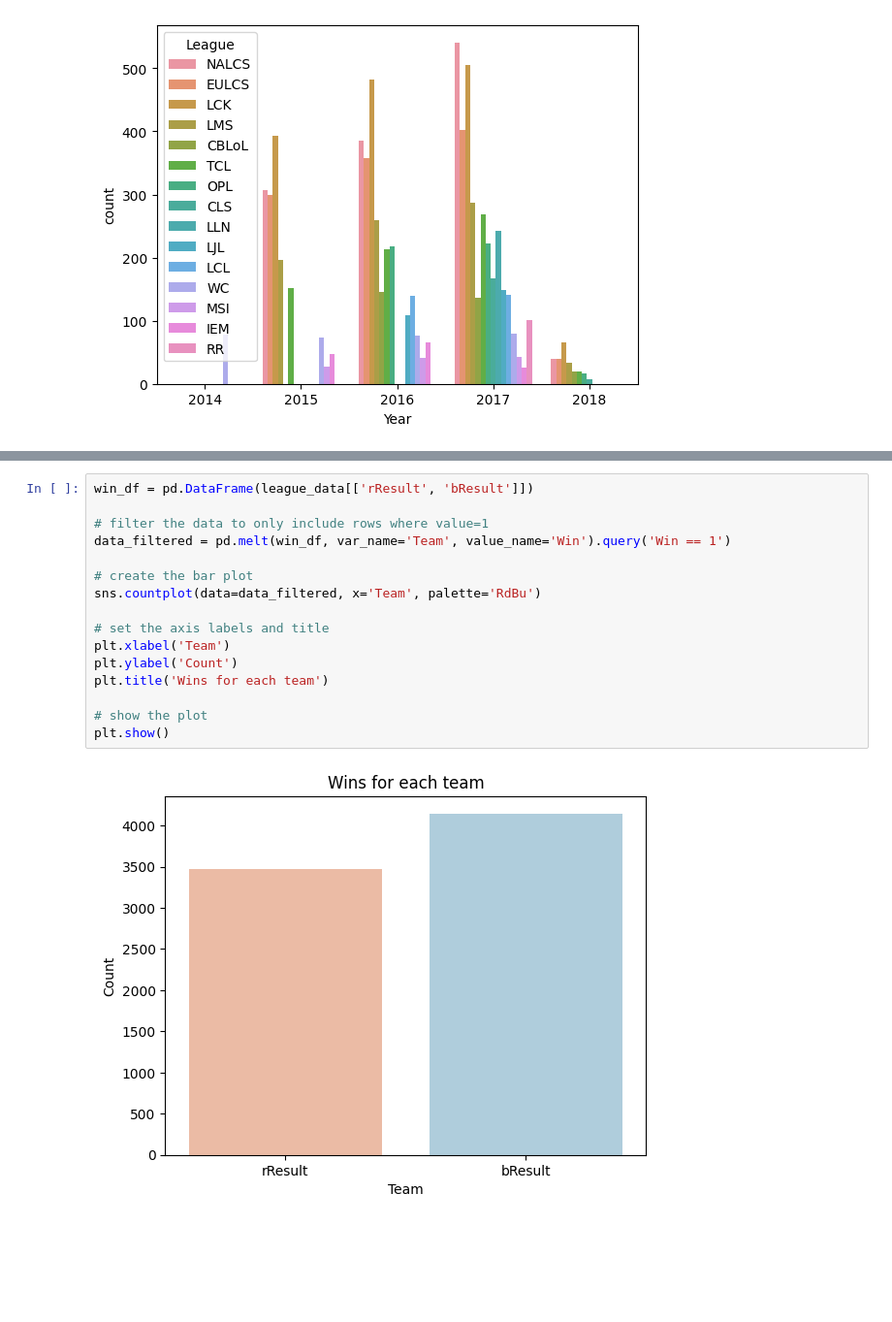
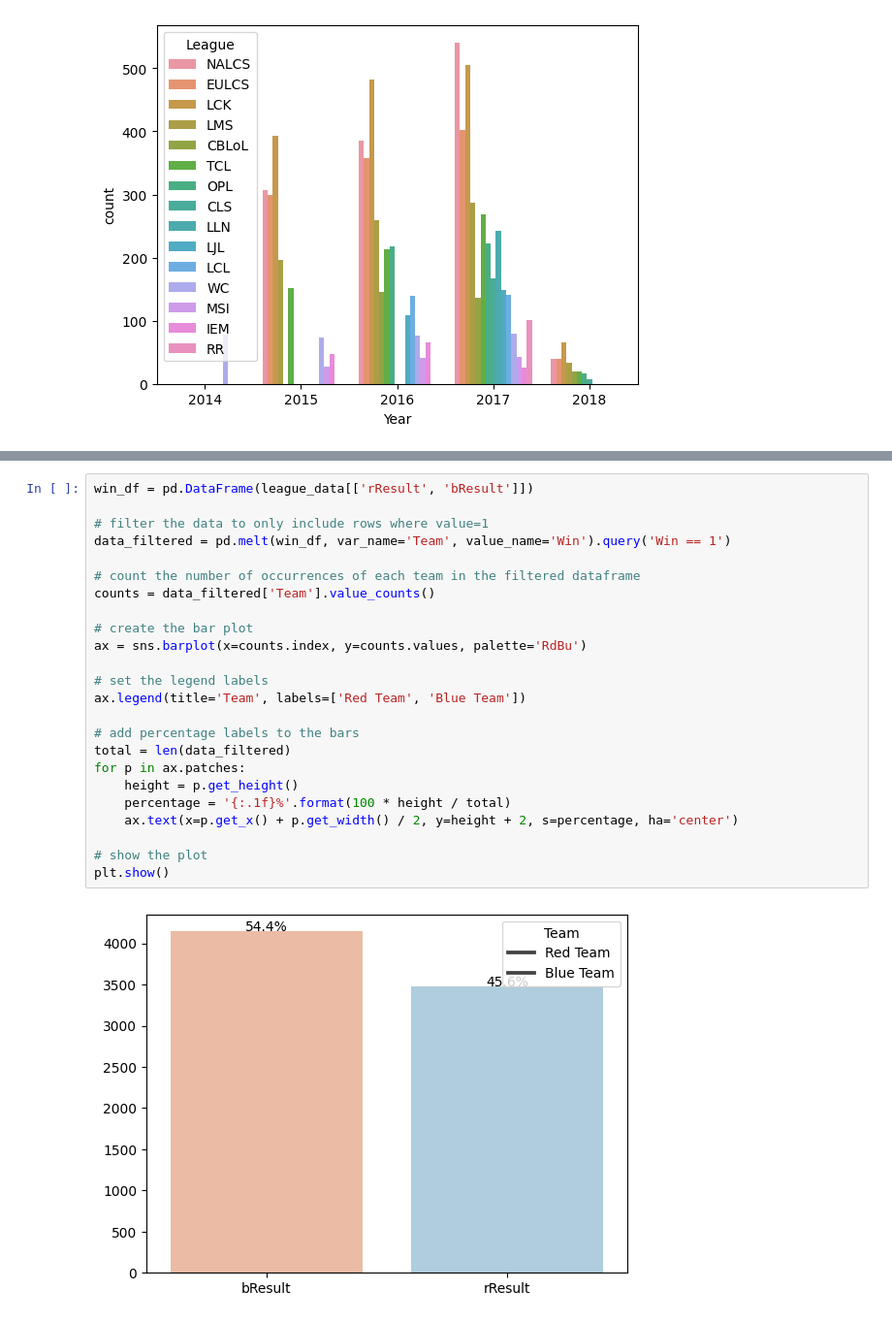
Before and after one commit to oscarqjh/NTU_SC1015_Project, a Jupyter notebook: EDA.ipynb, the cells around one changed output, grey strips where cells are left out. Shown at 97% size. Cells and saved outputs as stored; diff of their text form; blank space fills up the shorter version.

```diff
--- a/EDA.ipynb
+++ b/EDA.ipynb
@@ -145,18 +154,26 @@ We can see that in general, there is a bias towards Blue team for winning. This
 # %%
 win_df = pd.DataFrame(league_data[['rResult', 'bResult']])
 
 # filter the data to only include rows where value=1
 data_filtered = pd.melt(win_df, var_name='Team', value_name='Win').query('Win == 1')
 
+# count the number of occurrences of each team in the filtered dataframe
+counts = data_filtered['Team'].value_counts()
+
 # create the bar plot
-sns.countplot(data=data_filtered, x='Team', palette='RdBu')
+ax = sns.barplot(x=counts.index, y=counts.values, palette='RdBu')
 
-# set the axis labels and title
-plt.xlabel('Team')
-plt.ylabel('Count')
-plt.title('Wins for each team')
+# set the legend labels
+ax.legend(title='Team', labels=['Red Team', 'Blue Team'])
+
+# add percentage labels to the bars
+total = len(data_filtered)
+for p in ax.patches:
+    height = p.get_height()
+    percentage = '{:.1f}%'.format(100 * height / total)
+    ax.text(x=p.get_x() + p.get_width() / 2, y=height + 2, s=percentage, ha='center')
 
 # show the plot
 plt.show()
 # %% [output]
-[figure, old version]
+[figure, new version]
```
Also changed, not shown: parts of 13 cells of this notebook.
